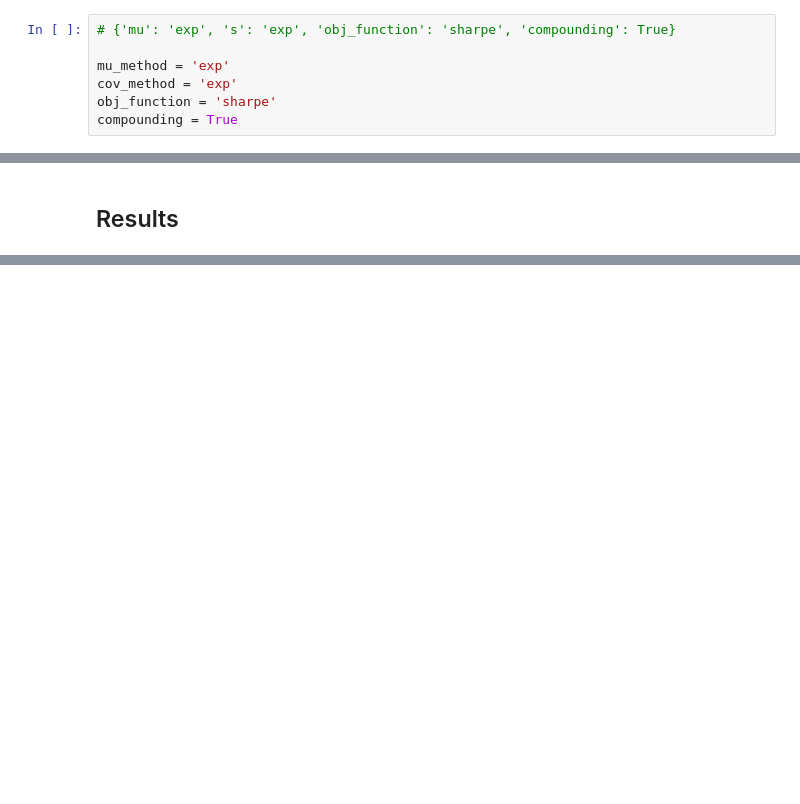
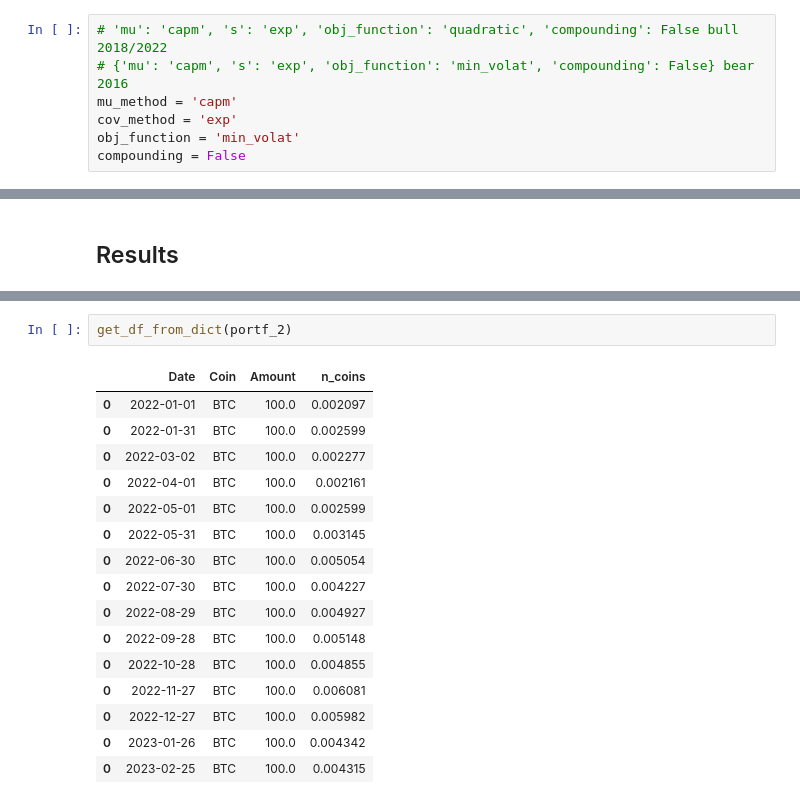
Before and after one commit to pickledim/Crypto_Portfolio_Optimization, a Jupyter notebook: Crypto_Portfolio/Strategy_Validation.ipynb, the cells around one changed output, grey strips where cells are left out. Saved outputs shown, nothing was run; the diff lists cells and outputs as text; blank space fills up the shorter version.

```diff
--- a/Crypto_Portfolio/Strategy_Validation.ipynb
+++ b/Crypto_Portfolio/Strategy_Validation.ipynb
@@ -98,12 +115,12 @@ df_mc = pd.read_csv(f'{save_dir}/All_cryptos_market_cap.csv', index_col=0)
 # %% [markdown]
 ## Optimization parameters
 # %%
-# {'mu': 'exp', 's': 'exp', 'obj_function': 'sharpe', 'compounding': True}
-
-mu_method = 'exp'
+# 'mu': 'capm', 's': 'exp', 'obj_function': 'quadratic', 'compounding': False bull 2018/2022
+# {'mu': 'capm', 's': 'exp', 'obj_function': 'min_volat', 'compounding': False} bear 2016
+mu_method = 'capm'
 cov_method = 'exp'
-obj_function = 'sharpe'
-compounding = True
+obj_function = 'min_volat'
+compounding = False
 # %% [markdown]
 ## Low risk investment
 # %%
@@ -250,0 +312,19 @@ UNI 3.573148447732163
+# %%
+get_df_from_dict(portf_2)
+# %% [output]
+|  | Date | Coin | Amount | n_coins |
+| 0 | 2022-01-01 | BTC | 100.0 | 0.002097 |
+| 0 | 2022-01-31 | BTC | 100.0 | 0.002599 |
+| 0 | 2022-03-02 | BTC | 100.0 | 0.002277 |
+| 0 | 2022-04-01 | BTC | 100.0 | 0.002161 |
+| 0 | 2022-05-01 | BTC | 100.0 | 0.002599 |
+| 0 | 2022-05-31 | BTC | 100.0 | 0.003145 |
+| 0 | 2022-06-30 | BTC | 100.0 | 0.005054 |
+| 0 | 2022-07-30 | BTC | 100.0 | 0.004227 |
+| 0 | 2022-08-29 | BTC | 100.0 | 0.004927 |
+| 0 | 2022-09-28 | BTC | 100.0 | 0.005148 |
+| 0 | 2022-10-28 | BTC | 100.0 | 0.004855 |
+| 0 | 2022-11-27 | BTC | 100.0 | 0.006081 |
+| 0 | 2022-12-27 | BTC | 100.0 | 0.005982 |
+| 0 | 2023-01-26 | BTC | 100.0 | 0.004342 |
+| 0 | 2023-02-25 | BTC | 100.0 | 0.004315 |
```
Also changed, not shown: parts of 12 cells of this notebook, 6 other files.
